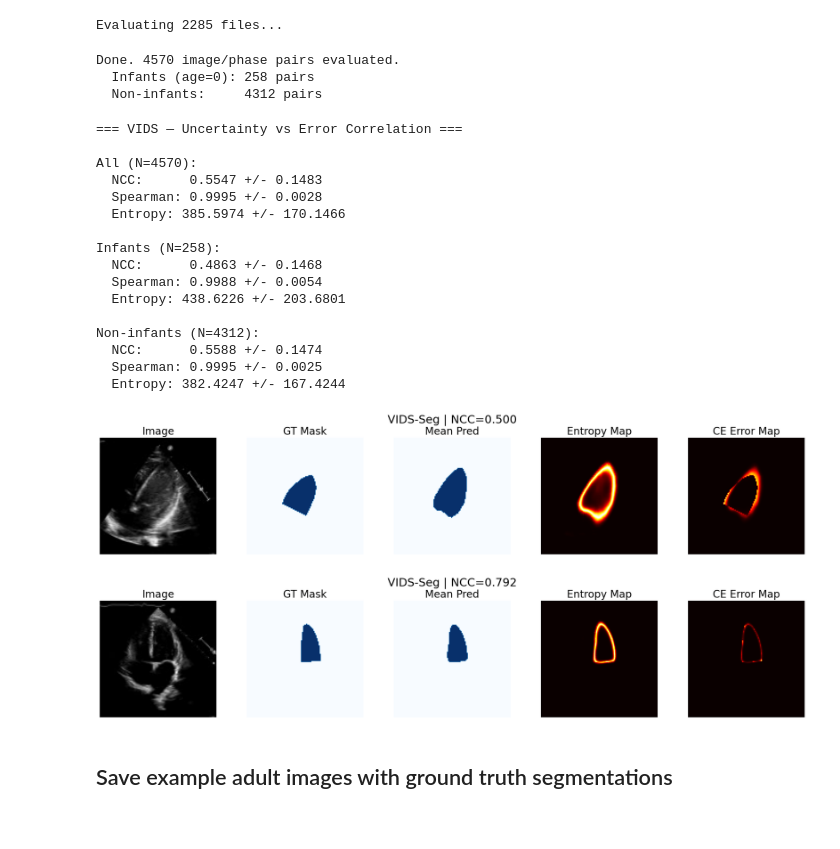
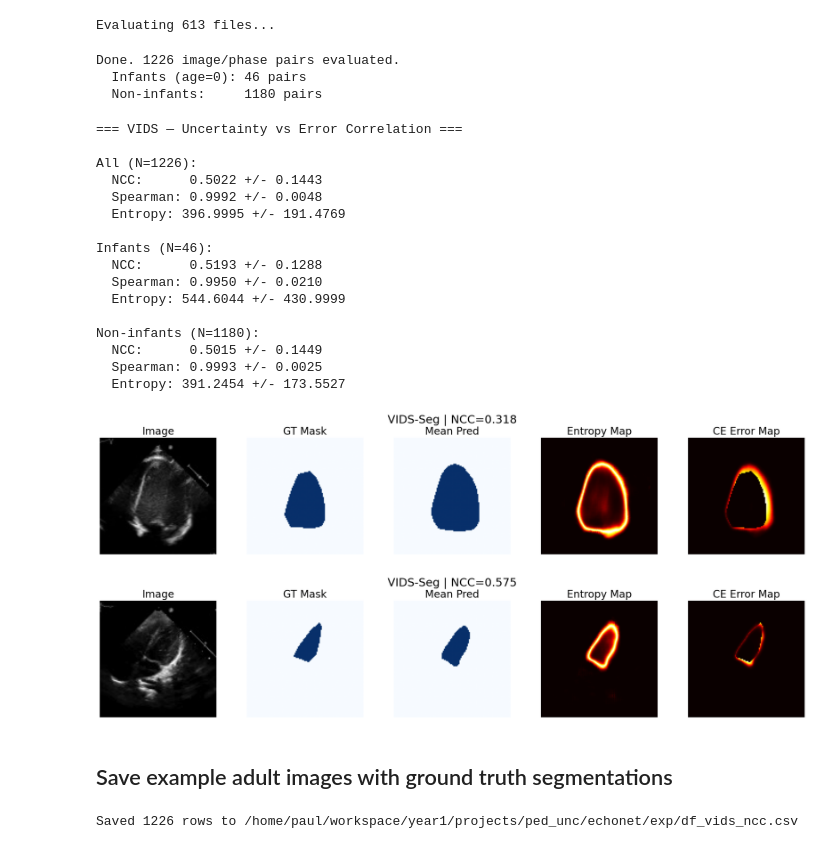
Before and after one commit to paulkogni/echonet, a Jupyter notebook: exp/exp032_uncertainty_corr_vids.ipynb, the cells around one changed output. Drawn from its saved outputs; the diff is of its cells as text; code cells hidden in the pictures.

```diff
--- a/exp/exp032_uncertainty_corr_vids.ipynb
+++ b/exp/exp032_uncertainty_corr_vids.ipynb
@@ -10,10 +10,15 @@ import matplotlib.pyplot as plt
 np.random.seed(42)
 # %%
 # path_to_data_test = '/home/paul/Desktop/data_ped_unc/echonet_ped_preprocessed/TEST/'
-path_to_data_test = '/home/paul/Desktop/data_ped_unc/echonet_ped_preprocessed/TRAIN/'
+# path_to_data_test = '/home/paul/Desktop/data_ped_unc/echonet_ped_preprocessed/TRAIN/'
 # path_to_data_inf  = '/home/paul/Desktop/data_ped_unc/predictions/vids/'
-path_to_data_inf  = '/home/paul/Desktop/data_ped_unc/predictions/vids/train/'
-path_to_csv       = '/home/paul/Desktop/data_ped_unc/echonet_ped_preprocessed/FileList.csv'
+# path_to_data_inf  = '/home/paul/Desktop/data_ped_unc/predictions/vids/train/'
+# path_to_csv       = '/home/paul/Desktop/data_ped_unc/echonet_ped_preprocessed/FileList.csv'
+
+path_to_data_test = '/home/paul/Downloads/echonet_ped_preprocessed/TEST/'
+path_to_data_val  = '/home/paul/Downloads/echonet_ped_preprocessed/VAL/'
+path_to_data_inf  = '/home/paul/Desktop/predictions/vids/'
+path_to_csv       = '/home/paul/Downloads/econet_ped/echonetpediatric/pediatric_echo_avi/pediatric_echo_avi/A4C/FileList.csv'
 
 model_name = 'VIDS'
 
@@ -80,9 +85,16 @@ print(f'Evaluating {len(file_names)} files...')
 
 for file in tqdm(file_names):
     inf_path = os.path.join(path_to_data_inf, file)
-    gt_path  = os.path.join(path_to_data_test, file)
 
-    if not os.path.exists(gt_path):
+    gt_path_test = os.path.join(path_to_data_test, file)
+    gt_path_val  = os.path.join(path_to_data_val,  file)
+    if os.path.exists(gt_path_test):
+        gt_path = gt_path_test
+        split   = 'TEST'
+    elif os.path.exists(gt_path_val):
+        gt_path = gt_path_val
+        split   = 'VAL'
+    else:
         continue
 
     # Look up age from CSV (filename in CSV is .avi, on disk it is .h5)
@@ -112,6 +124,7 @@ for file in tqdm(file_names):
 
             rows.append({
                 'file':      file,
+                'split':     split,
                 'phase':     phase,
                 'age':       age,
                 'age_group': age_group,
@@ -127,10 +140,10 @@ print(f'Done. {len(df)} image/phase pairs evaluated.')
 print(f'  Infants (age=0): {n_inf} pairs')
 print(f'  Non-infants:     {n_non} pairs')
 # %% [output]
-Evaluating 2285 files...
+Evaluating 613 files...
-Done. 4570 image/phase pairs evaluated.
-  Infants (age=0): 258 pairs
-  Non-infants:     4312 pairs
+Done. 1226 image/phase pairs evaluated.
+  Infants (age=0): 46 pairs
+  Non-infants:     1180 pairs
 # %%
 print(f'=== {model_name} — Uncertainty vs Error Correlation ===\n')
 
@@ -149,58 +162,67 @@ for label, sub in groups:
 # %% [output]
 === VIDS — Uncertainty vs Error Correlation ===
 
-All (N=4570):
-  NCC:      0.5547 +/- 0.1483
-  Spearman: 0.9995 +/- 0.0028
-  Entropy: 385.5974 +/- 170.1466
+All (N=1226):
+  NCC:      0.5022 +/- 0.1443
+  Spearman: 0.9992 +/- 0.0048
+  Entropy: 396.9995 +/- 191.4769
 
-Infants (N=258):
-  NCC:      0.4863 +/- 0.1468
-  Spearman: 0.9988 +/- 0.0054
-  Entropy: 438.6226 +/- 203.6801
+Infants (N=46):
+  NCC:      0.5193 +/- 0.1288
+  Spearman: 0.9950 +/- 0.0210
+  Entropy: 544.6044 +/- 430.9999
 
-Non-infants (N=4312):
-  NCC:      0.5588 +/- 0.1474
-  Spearman: 0.9995 +/- 0.0025
-  Entropy: 382.4247 +/- 167.4244
+Non-infants (N=1180):
+  NCC:      0.5015 +/- 0.1449
+  Spearman: 0.9993 +/- 0.0025
+  Entropy: 391.2454 +/- 173.5527
 # %%
 def plot_example(sample, save_path=None):
-    with h5py.File(os.path.join(path_to_data_inf,  sample['file']), 'r') as inf_f, \
-         h5py.File(os.path.join(path_to_data_test, sample['file']), 'r') as gt_f:
+    gt_path_test = os.path.join(path_to_data_test, sample['file'])
+    gt_path_val  = os.path.join(path_to_data_val,  sample['file'])
+    if os.path.exists(gt_path_test):
+        gt_path = gt_path_test
+    elif os.path.exists(gt_path_val):
+        gt_path = gt_path_val
+    else:
+        raise FileNotFoundError(f"Ground truth not found for {sample['file']}")
+
+    with h5py.File(os.path.join(path_to_data_inf, sample['file']), 'r') as inf_f, \
+         h5py.File(gt_path, 'r') as gt_f:
         logits_arr = inf_f[sample['phase']]['logits'][()]
         gt_mask    = gt_f[sample['phase']]['mask'][()].astype(int)
         img        = gt_f[sample['phase']]['image'][()]
 
     mean_probs = to_mean_probs(logits_arr, is_softmax=is_softmax)
     ent  = entropy_map(mean_probs)
     err  = ce_error_map(mean_probs, gt_mask)
     pred = np.argmax(mean_probs, axis=0)
 
     fig, axes = plt.subplots(1, 5, figsize=(20, 4))
     axes[0].imshow(img,     cmap='gray');  axes[0].set_title('Image', fontsize=20);        axes[0].axis('off')
     axes[1].imshow(gt_mask, cmap='Blues'); axes[1].set_title('GT Mask', fontsize=20);      axes[1].axis('off')
     axes[2].imshow(pred,    cmap='Blues'); axes[2].set_title('Mean Pred', fontsize=20);    axes[2].axis('off')
     axes[3].imshow(ent,     cmap='hot');   axes[3].set_title('Entropy Map', fontsize=20);  axes[3].axis('off')
     axes[4].imshow(err,     cmap='hot');   axes[4].set_title('CE Error Map', fontsize=20); axes[4].axis('off')
     # fig.suptitle(f'{title_prefix} | {model_name} | {sample["file"]} | {sample["phase"].upper()} '
                 #  f'| NCC={sample["ncc"]:.3f}')
     fig.suptitle(f'VIDS-Seg | NCC={sample["ncc"]:.3f}', size=22)
     plt.tight_layout()
     # if save_path:
     #     plt.savefig(f'{save_path}.pdf')
     plt.show()
 
 
 
 np.random.seed(0)
 infant_sample     = df[df['age_group'] == 'infant'].sample(10).iloc[2]
 non_infant_sample = df[df['age_group'] == 'non-infant'].sample(1).iloc[0]
 
 plot_example(infant_sample, 'vids')
 plot_example(non_infant_sample)
 # %% [output]
-[figure, old version]
+[figure, new version]
-[figure, old version]
+[figure, new version]
 # %% [markdown]
 ## Save example adult images with ground truth segmentations
 # %%
@@ -228,3 +250,9 @@ plot_example(non_infant_sample)
 #     plt.savefig(out_path, dpi=150)
 #     plt.show()
 #     print(f'Saved: {out_path}')
+# %%
+save_path = '/home/paul/workspace/year1/projects/ped_unc/echonet/exp/df_vids_ncc.csv'
+df.to_csv(save_path, index=False)
+print(f'Saved {len(df)} rows to {save_path}')
+# %% [output]
+Saved 1226 rows to /home/paul/workspace/year1/projects/ped_unc/echonet/exp/df_vids_ncc.csv
```
Also changed, not shown: 9 other files.
